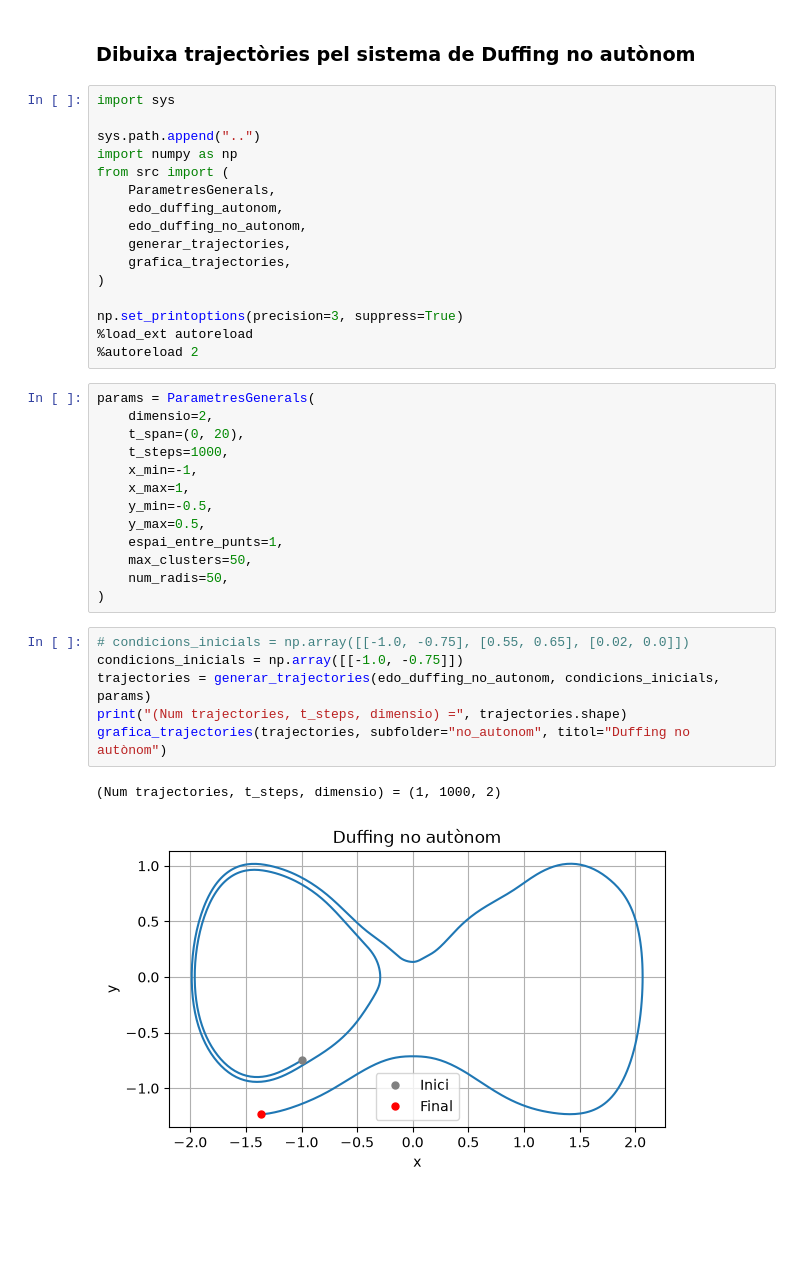
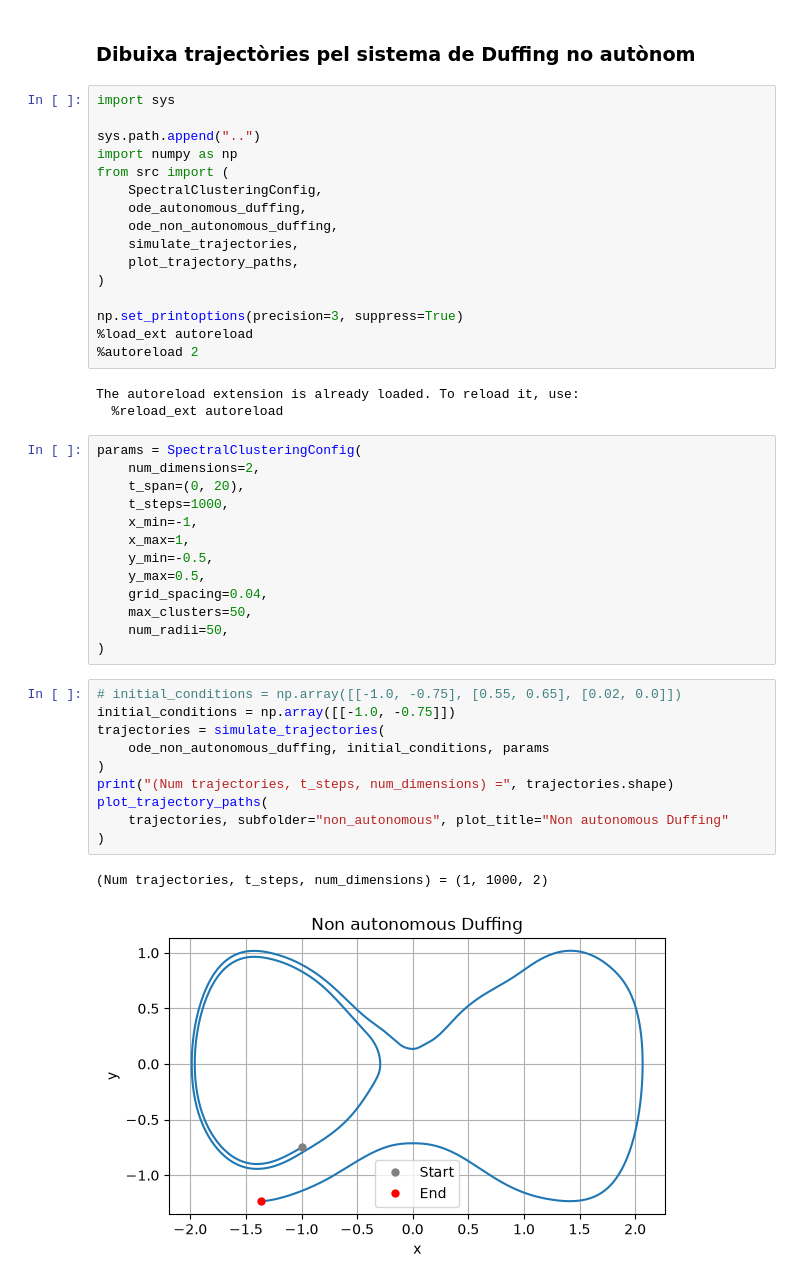
Before and after one commit to victor-lopz/spectral-clustering, a Jupyter notebook: notebooks/plot_trajectories.ipynb, the cells around one changed output. Cells and saved outputs as stored; diff of their text form; blank space fills up the shorter version.

```diff
--- a/notebooks/plot_trajectories.ipynb
+++ b/notebooks/plot_trajectories.ipynb
@@ -6,36 +6,43 @@ import sys
 sys.path.append("..")
 import numpy as np
 from src import (
-    ParametresGenerals,
-    edo_duffing_autonom,
-    edo_duffing_no_autonom,
-    generar_trajectories,
-    grafica_trajectories,
+    SpectralClusteringConfig,
+    ode_autonomous_duffing,
+    ode_non_autonomous_duffing,
+    simulate_trajectories,
+    plot_trajectory_paths,
 )
 
 np.set_printoptions(precision=3, suppress=True)
 %load_ext autoreload
 %autoreload 2
+# %% [output]
+The autoreload extension is already loaded. To reload it, use:
+  %reload_ext autoreload
 # %%
-params = ParametresGenerals(
-    dimensio=2,
+params = SpectralClusteringConfig(
+    num_dimensions=2,
     t_span=(0, 20),
     t_steps=1000,
     x_min=-1,
     x_max=1,
     y_min=-0.5,
     y_max=0.5,
-    espai_entre_punts=1,
+    grid_spacing=0.04,
     max_clusters=50,
-    num_radis=50,
+    num_radii=50,
 )
 # %%
-# condicions_inicials = np.array([[-1.0, -0.75], [0.55, 0.65], [0.02, 0.0]])
-condicions_inicials = np.array([[-1.0, -0.75]])
-trajectories = generar_trajectories(edo_duffing_no_autonom, condicions_inicials, params)
-print("(Num trajectories, t_steps, dimensio) =", trajectories.shape)
-grafica_trajectories(trajectories, subfolder="no_autonom", titol="Duffing no autònom")
+# initial_conditions = np.array([[-1.0, -0.75], [0.55, 0.65], [0.02, 0.0]])
+initial_conditions = np.array([[-1.0, -0.75]])
+trajectories = simulate_trajectories(
+    ode_non_autonomous_duffing, initial_conditions, params
+)
+print("(Num trajectories, t_steps, num_dimensions) =", trajectories.shape)
+plot_trajectory_paths(
+    trajectories, subfolder="non_autonomous", plot_title="Non autonomous Duffing"
+)
 # %% [output]
-(Num trajectories, t_steps, dimensio) = (1, 1000, 2)
+(Num trajectories, t_steps, num_dimensions) = (1, 1000, 2)
-[figure, old version]
+[figure, new version]
 # %%
```
Also changed, not shown: parts of 1 cell of this notebook, 8 other files.
